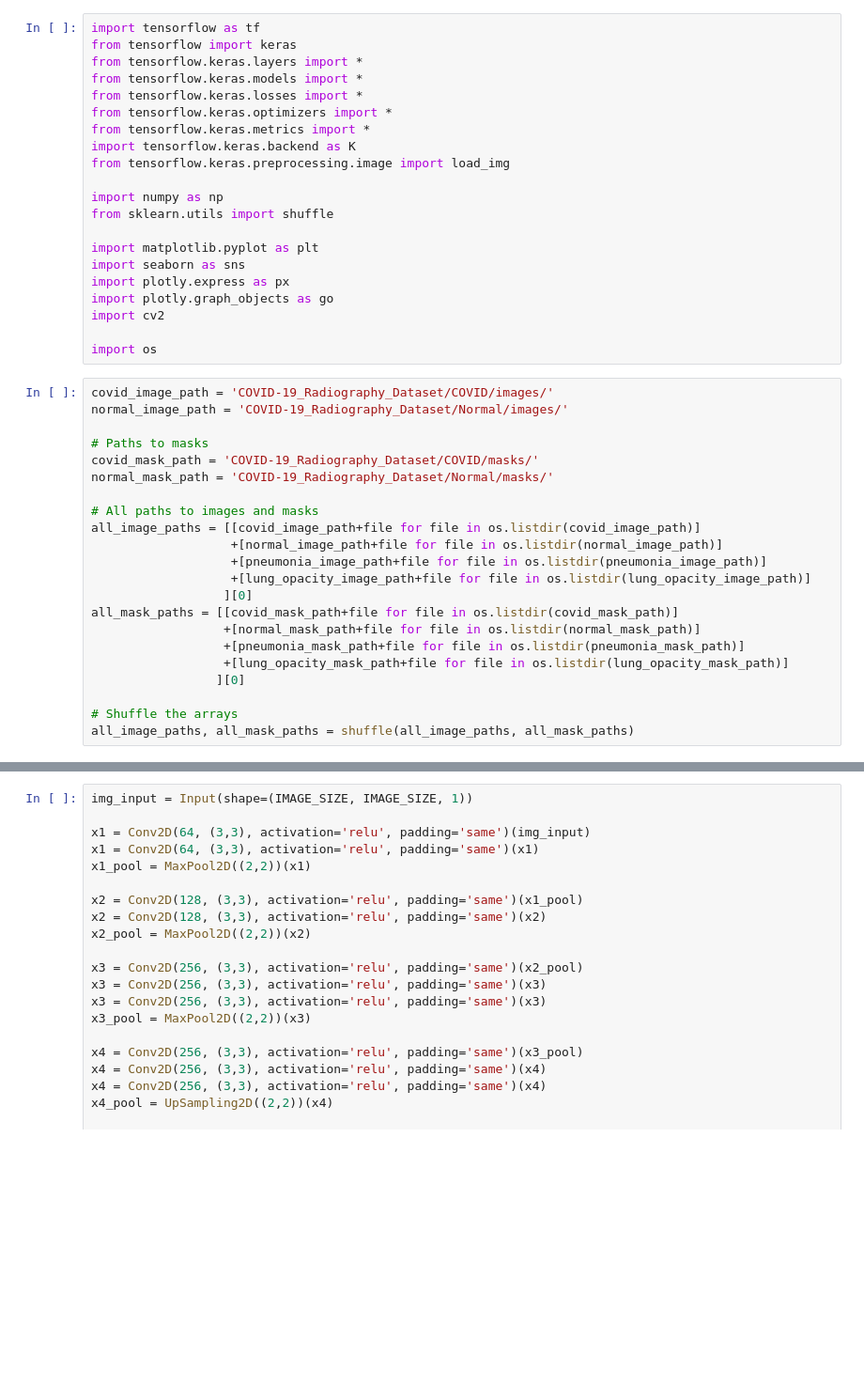
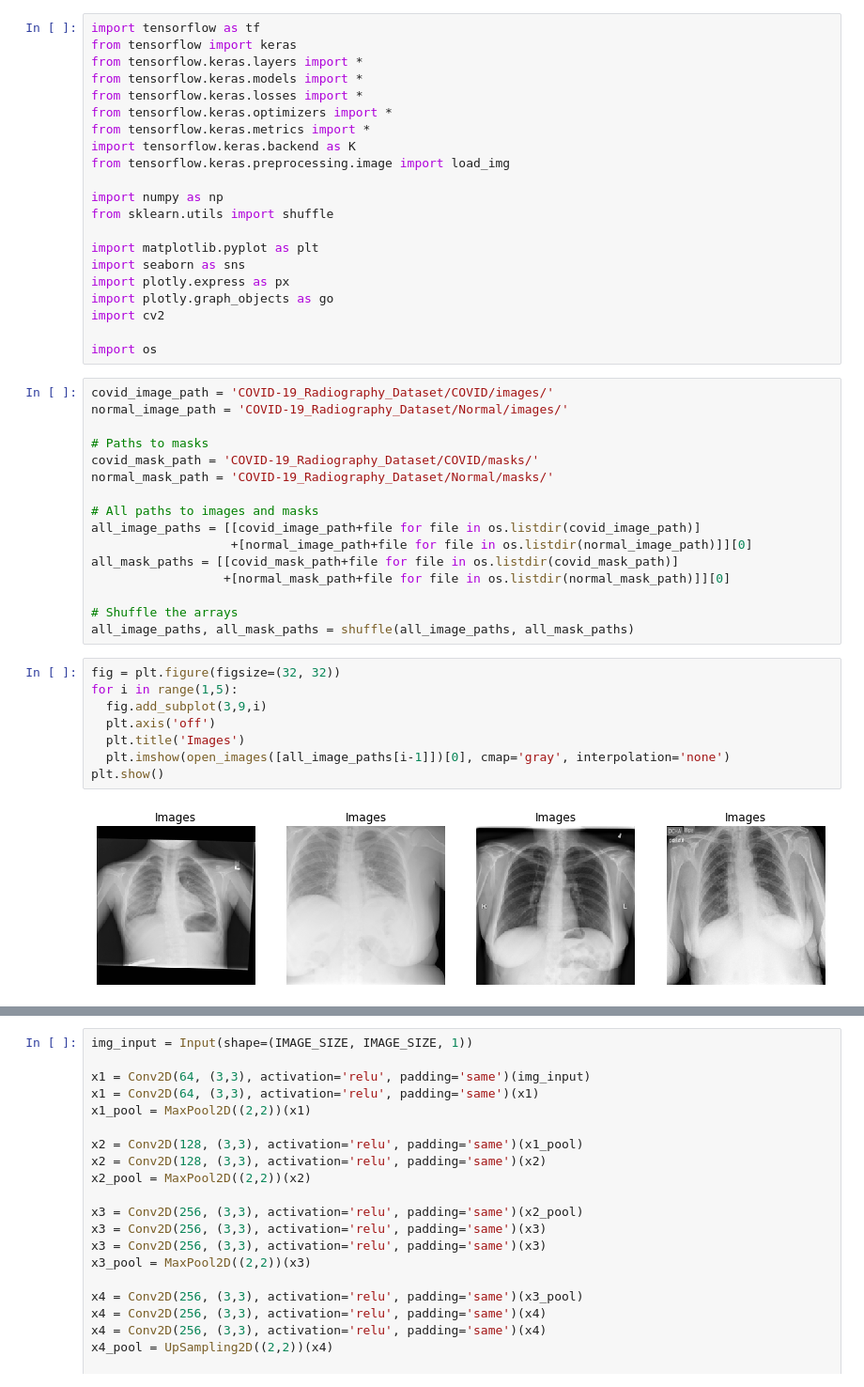
Before and after one commit to sravangvm/Covid-Classification-Using-X-Rays, a Jupyter notebook: CovidX_Ray_Segmentation.ipynb, the cells around one changed output, grey strips where cells are left out. Shown: that part at 94% size. Saved outputs shown, nothing was run; the diff lists cells and outputs as text; blank space fills up the shorter version.

```diff
--- a/CovidX_Ray_Segmentation.ipynb
+++ b/CovidX_Ray_Segmentation.ipynb
@@ -41,15 +41,19 @@ normal_mask_path = 'COVID-19_Radiography_Dataset/Normal/masks/'
 
 # All paths to images and masks
 all_image_paths = [[covid_image_path+file for file in os.listdir(covid_image_path)]
-                   +[normal_image_path+file for file in os.listdir(normal_image_path)]
-                   +[pneumonia_image_path+file for file in os.listdir(pneumonia_image_path)]
-                   +[lung_opacity_image_path+file for file in os.listdir(lung_opacity_image_path)]
-                  ][0]
+                   +[normal_image_path+file for file in os.listdir(normal_image_path)]][0]
 all_mask_paths = [[covid_mask_path+file for file in os.listdir(covid_mask_path)]
-                  +[normal_mask_path+file for file in os.listdir(normal_mask_path)]
-                  +[pneumonia_mask_path+file for file in os.listdir(pneumonia_mask_path)]
-                  +[lung_opacity_mask_path+file for file in os.listdir(lung_opacity_mask_path)]
-                 ][0]
+                  +[normal_mask_path+file for file in os.listdir(normal_mask_path)]][0]
 
 # Shuffle the arrays
 all_image_paths, all_mask_paths = shuffle(all_image_paths, all_mask_paths)
+# %%
+fig = plt.figure(figsize=(32, 32))
+for i in range(1,5):
+  fig.add_subplot(3,9,i)
+  plt.axis('off')
+  plt.title('Images')
+  plt.imshow(open_images([all_image_paths[i-1]])[0], cmap='gray', interpolation='none')
+plt.show()
+# %% [output]
+[figure, added]
```
Also changed, not shown: parts of 8 cells of this notebook.
